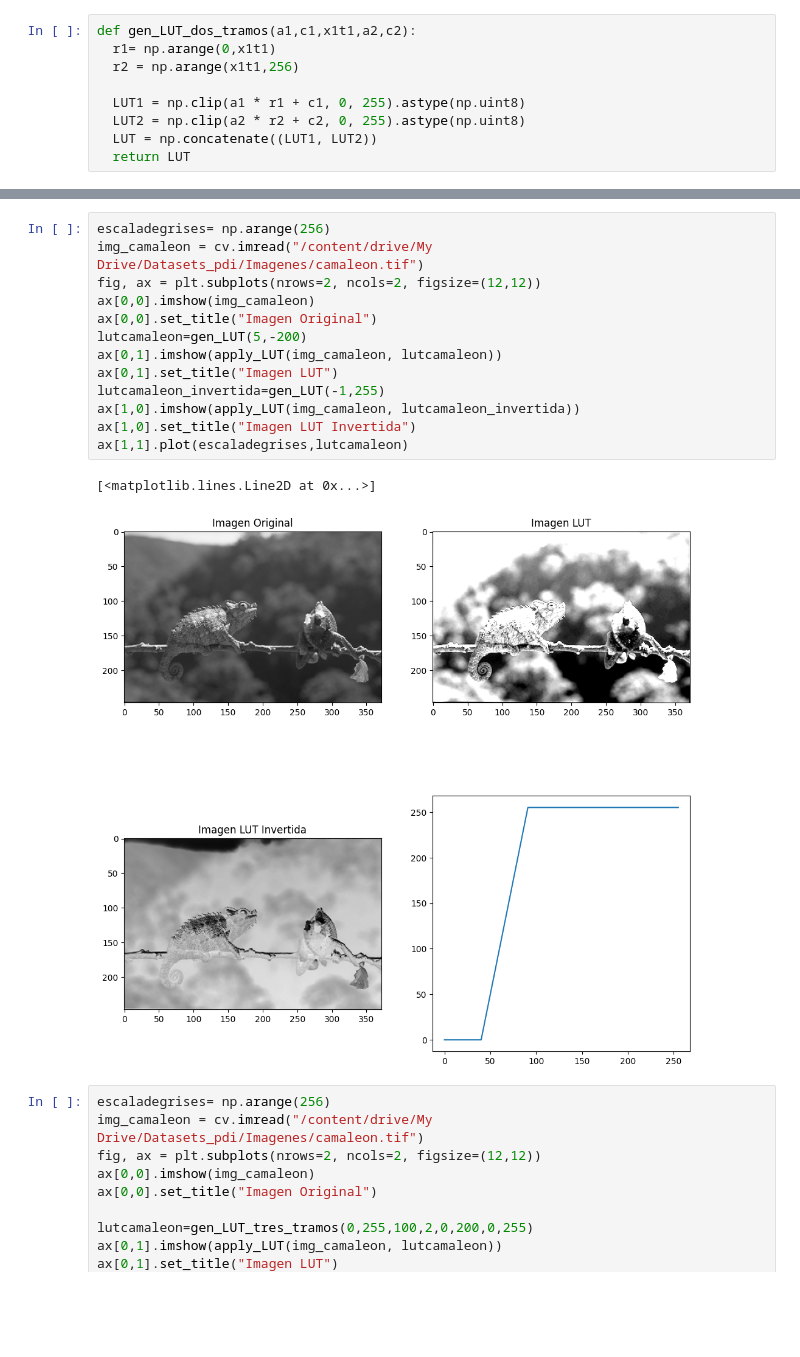
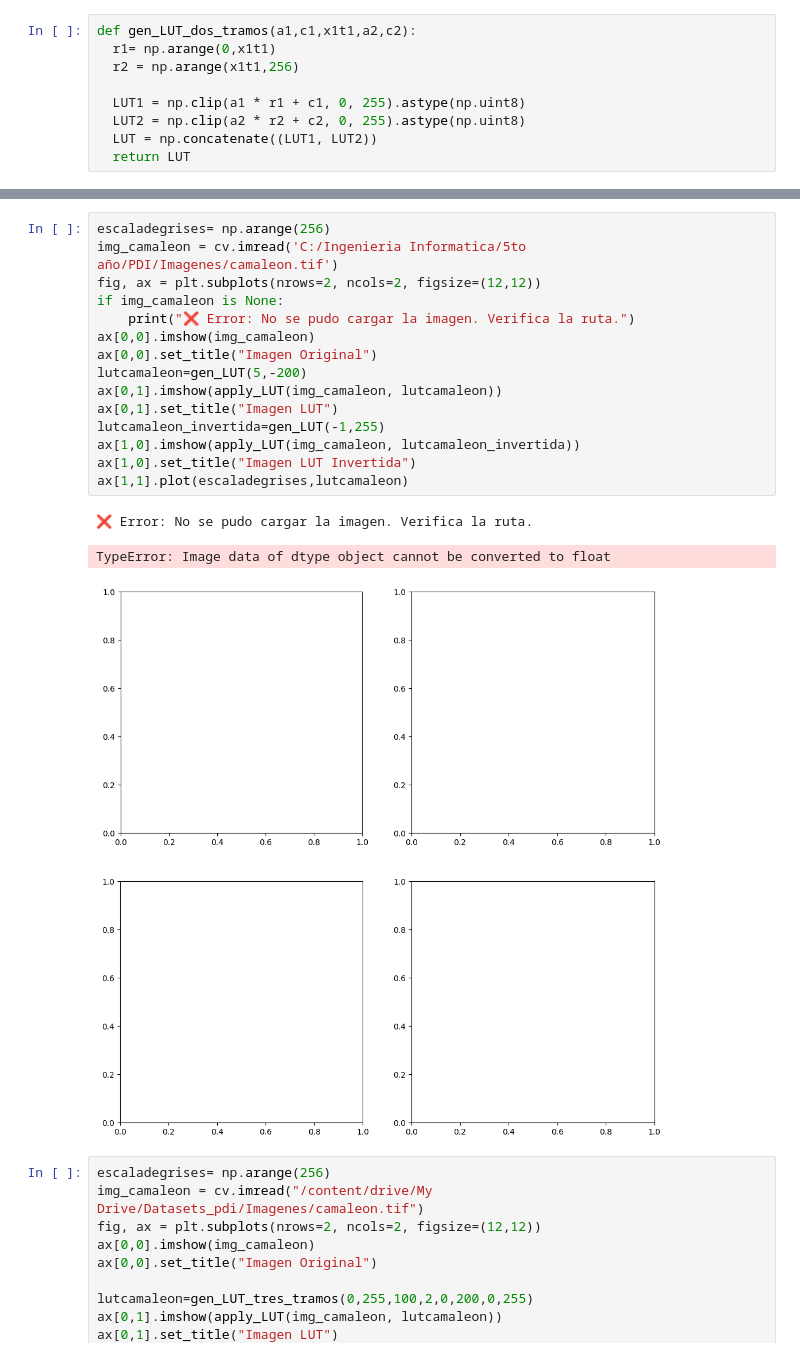
Before and after one commit to TelliRoman/PDI, a Jupyter notebook: Guia2A/tp02a.ipynb, the cells around one changed output, grey strips where cells are left out. Cells and saved outputs as stored; diff of their text form; blank space fills up the shorter version.

```diff
--- a/Guia2A/tp02a.ipynb
+++ b/Guia2A/tp02a.ipynb
@@ -37,19 +34,22 @@ Mounted at /content/drive
 # %%
 escaladegrises= np.arange(256)
-img_camaleon = cv.imread("/content/drive/My Drive/Datasets_pdi/Imagenes/camaleon.tif")
+img_camaleon = cv.imread('C:/Ingenieria Informatica/5to año/PDI/Imagenes/camaleon.tif')
 fig, ax = plt.subplots(nrows=2, ncols=2, figsize=(12,12))
+if img_camaleon is None:
+    print("❌ Error: No se pudo cargar la imagen. Verifica la ruta.")
 ax[0,0].imshow(img_camaleon)
 ax[0,0].set_title("Imagen Original")
 lutcamaleon=gen_LUT(5,-200)
 ax[0,1].imshow(apply_LUT(img_camaleon, lutcamaleon))
 ax[0,1].set_title("Imagen LUT")
 lutcamaleon_invertida=gen_LUT(-1,255)
 ax[1,0].imshow(apply_LUT(img_camaleon, lutcamaleon_invertida))
 ax[1,0].set_title("Imagen LUT Invertida")
 ax[1,1].plot(escaladegrises,lutcamaleon)
 # %% [output]
-[<matplotlib.lines.Line2D at 0x...>]
+❌ Error: No se pudo cargar la imagen. Verifica la ruta.
+TypeError: Image data of dtype object cannot be converted to float
-[figure, old version]
+[figure, new version]
 # %%
 escaladegrises= np.arange(256)
 img_camaleon = cv.imread("/content/drive/My Drive/Datasets_pdi/Imagenes/camaleon.tif")
```
Also changed, not shown: parts of 1 cell of this notebook, 3 other files.
